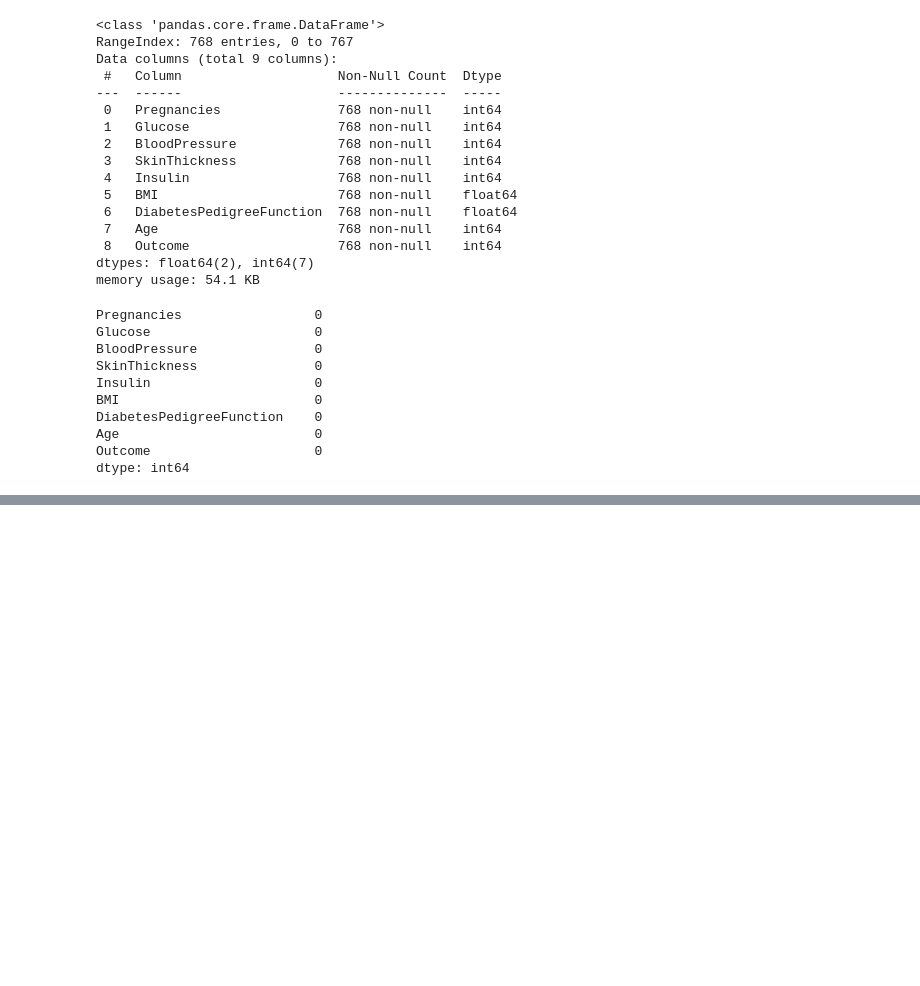
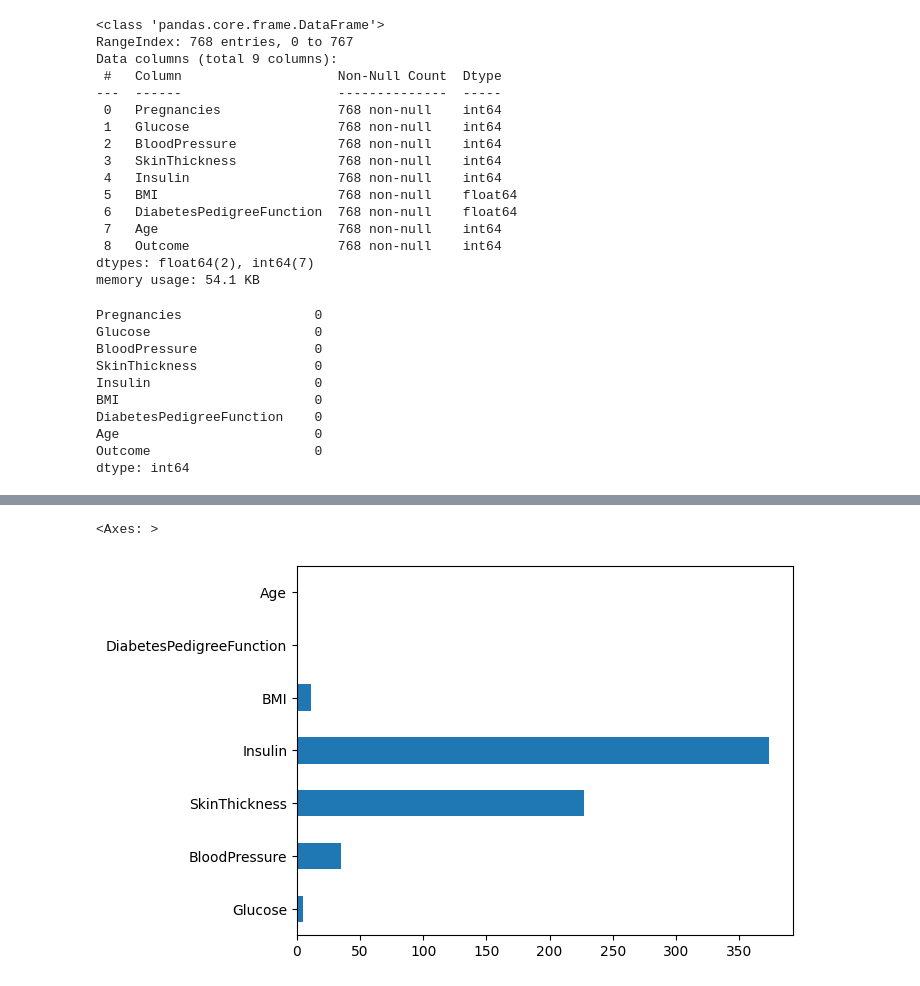
Before and after one commit to jhk990602/datapractice, a Jupyter notebook: pima_diabetes_eda.ipynb, the cells around one changed output, grey strips where cells are left out. Drawn from its saved outputs; the diff is of its cells as text; code cells hidden in the pictures; blank space fills up the shorter version.

```diff
--- a/pima_diabetes_eda.ipynb
+++ b/pima_diabetes_eda.ipynb
@@ -88,0 +92,3 @@ feature_columns = df.columns[:-1].tolist()
+# %%
+cols = feature_columns[1:]
+cols
@@ -88,0 +103,7 @@ feature_columns = df.columns[:-1].tolist()
+# %%
+#결측치 여부를 나타내는 데이터프레임을 만든다.
+#0 값을 결측치라 가정하고 정답(label, target)값을 제외한 컬럼에 대해
+#결측치 여부를 구해서 df_null이라는 데이터프레임에 담는다.
+df_null = df[cols].replace(0,np.nan)
+df_null = df_null.isnull()
+df_null.sum()
@@ -88,0 +119,6 @@ feature_columns = df.columns[:-1].tolist()
+# %%
+#결측치의 개수를 막대 그래프로 시각화
+df_null.sum().plot.barh()
+# %% [output]
+<Axes: >
+[figure, added]
```
Also changed, not shown: parts of 57 cells of this notebook.
